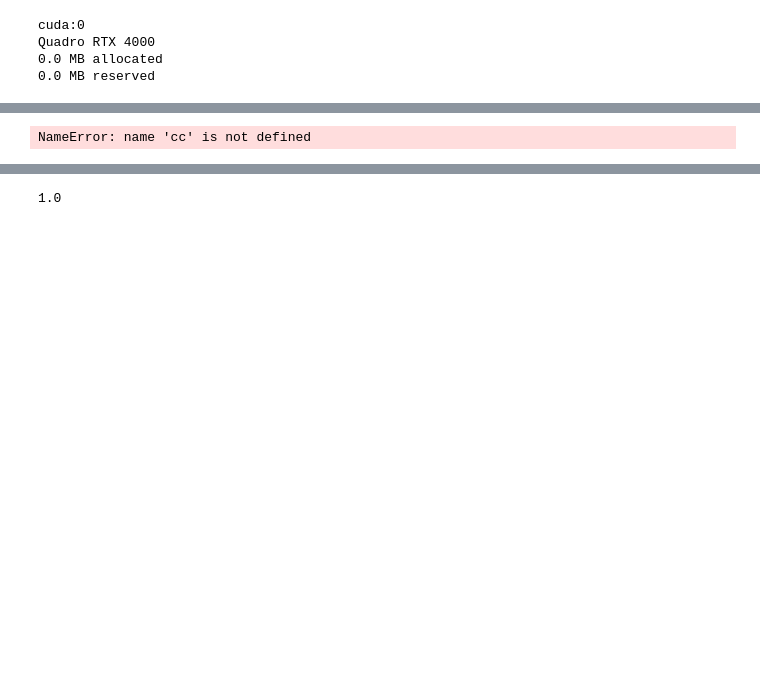
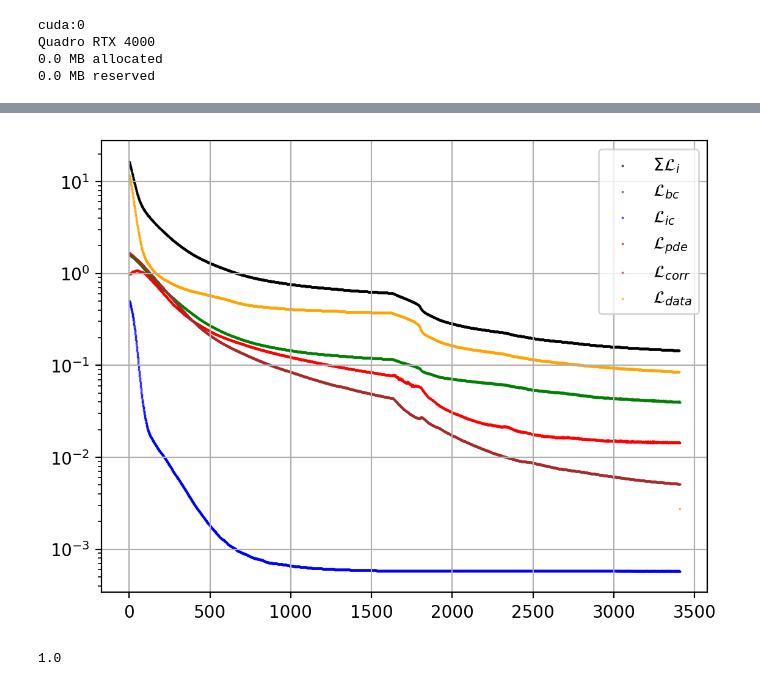
Before and after one commit to Kusok0vody/PINN-HFM, a Jupyter notebook: train.ipynb, the cells around one changed output, grey strips where cells are left out. Cells and saved outputs as stored; diff of their text form; code cells hidden in the pictures; blank space fills up the shorter version.

```diff
--- a/train.ipynb
+++ b/train.ipynb
@@ -202,5 +204,15 @@ RuntimeError: shape '[101, 101, 101]' is invalid for input of size 2050401
-# %%
-plt.imshow(cc[-1])
-plt.colorbar()
-# %% [output]
-NameError: name 'cc' is not defined
+# %%
+plt.figure(dpi=200)
+def x_loss(l): return np.linspace(0, len(l), len(l))
+
+plt.scatter(x_loss(net.losses), net.losses, c='black', label='$\Sigma \mathcal{L}_i$', s=0.1)
+plt.scatter(x_loss(net.BC), net.BC, c='green', label='$\mathcal{L}_{bc}$', s=0.1)
+plt.scatter(x_loss(net.IC), net.IC, c='blue', label='$\mathcal{L}_{ic}$', s=0.1)
+plt.scatter(x_loss(net.PDE), net.PDE, c='red', label='$\mathcal{L}_{pde}$', s=0.1)
+plt.scatter(x_loss(net.corr), net.corr, c='brown', label='$\mathcal{L}_{corr}$', s=0.1)
+plt.scatter(x_loss(net.data), net.data, c='orange', label='$\mathcal{L}_{data}$', s=0.1)
+plt.grid()
+plt.legend()
+plt.yscale('log')
+print(f"End loss: {net.losses[-1]:.5e}")
+# %% [output]
@@ -207,3 +220,4 @@ NameError: name 'cc' is not defined
+[figure, added]
 # %%
 w0 = 1
 mu0 = 0.01
```
Also changed, not shown: parts of 11 cells of this notebook, 2 other files.
